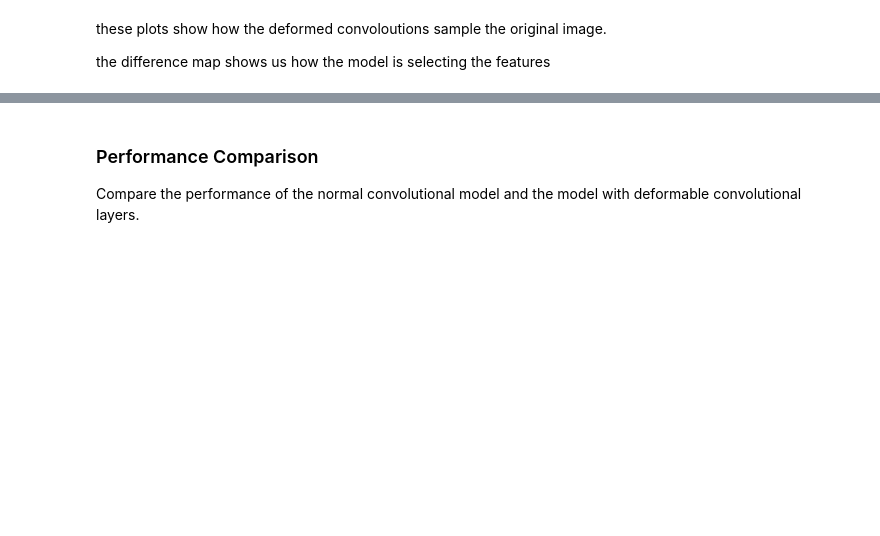
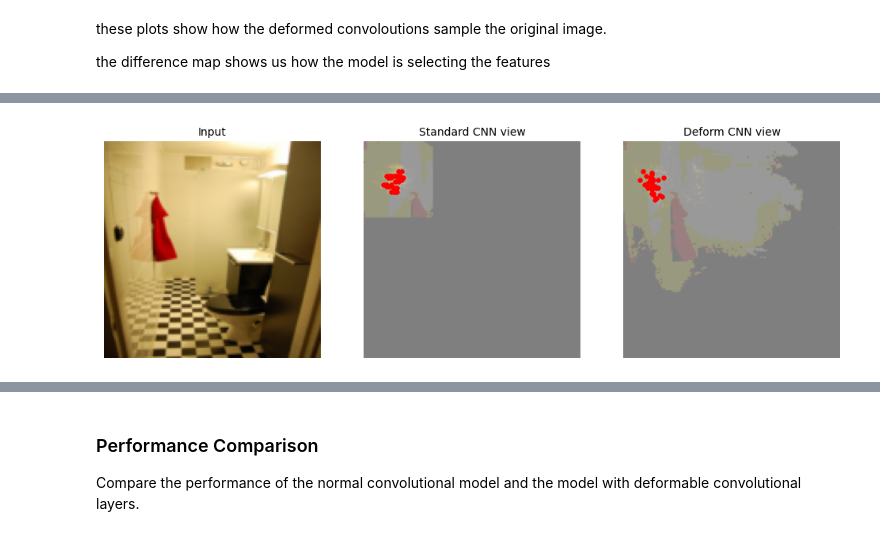
Before and after one commit to Theborna/Deep-Learning-Homework, a Jupyter notebook: HW3/Q2/deformable-conv.ipynb, the cells around one changed output, grey strips where cells are left out. Saved outputs shown, nothing was run; the diff lists cells and outputs as text; code cells hidden in the pictures; blank space fills up the shorter version.

```diff
--- a/HW3/Q2/deformable-conv.ipynb
+++ b/HW3/Q2/deformable-conv.ipynb
@@ -732,3 +748,9 @@ Normal model F1 score on test dataset: 0.2523
+# %%
+checkpoint = torch.load('/kaggle/input/deformed-weights/normal/model_checkpoint9_Q2.pth')
+normal_model.load_state_dict(checkpoint['model_state_dict'])
+# optimizer.load_state_dict(checkpoint['optimizer_state_dict'])
+epoch = checkpoint['epoch']
+loss = checkpoint['loss']
 # %% [markdown]
 ### Visualization
 Visualize the deformable features compared to the input images.
@@ -795,0 +812,75 @@ the difference map shows us how the model is selecting the features
+# %%
+visualizer = deformable_model.module if type(deformable_model) == nn.DataParallel else deformable_model
+visualizer_norm = normal_model.module if type(deformable_model) == nn.DataParallel else normal_model
+# visualizer_norm.eval()
+# visualizer.eval()
+models = [visualizer_norm, visualizer]
+plt.figure(figsize=(12, 5))
+for inputs, labels in train_loader:  # Assuming train_loader is your data loader
+    inputs, labels = inputs.to(device), labels.to(device)
+    image = inputs[0:1]
+    image.requires_grad = True
+    image_ = image[0].detach().cpu().permute(1, 2, 0).numpy()
+    masked = []
+    max_coords = []
+    for model in models:
+        out = model.block1(image)
+        out = model.block2(out)
+        out = model.block3(out)
+#         out = model.block4(out)
+        grad = torch.zeros_like(out, requires_grad=False)
+        grad[0, 0, 2, 2] = 1
+
+        out.backward(gradient=grad)
+
+        # Retrieve the gradient of the input image.
+        gradient_of_input = image.grad[0, 0].cpu().data.numpy()
+        # Normalize the gradient.
+        activations = np.abs(gradient_of_input / np.amax(gradient_of_input))
+
+        activations = activations - np.min(activations[:])
+        activations = activations / np.max(activations[:])
+
+        print(np.max(activations[:]))
+        if np.isnan(np.max(activations[:])):
+            print('Rerun code')
+
+        activations = np.stack([activations, activations, activations], axis=2)
+
+        masked_image = (image_ * activations)
+
+        # Denormalize the images
+        masked_image = masked_image / 2 + 0.5
+
+        # Clamp the values to be within the valid range [0, 1]
+#         masked_image = np.clamp(masked_image, 0, 1)
+        masked_image[masked_image > 0.5] *= 1.2
+
+        masked.append(masked_image)
+
+        num_top_nodes = 100
+        top_indices = np.argpartition(activations.flatten(), -num_top_nodes)[-num_top_nodes:]
+        max_coords.append(np.unravel_index(top_indices, activations.shape))
+
+    image_ = image_ / 2 + 0.5
+#     image_ = torch.clamp(image_, 0, 1)
+    plt.subplot(1, 3, 1)
+    plt.imshow(image_, cmap='Greys')
+    plt.title(f'Input', fontsize=10)
+    plt.axis('off')
+
+    plt.subplot(1, 3, 2)
+    plt.imshow(masked[0])
+    plt.title(f'Standard CNN view', fontsize=10)
+    plt.scatter(max_coords[0][1], max_coords[0][0], color='red', s=10)
+    plt.axis('off')
+
+    plt.subplot(1, 3, 3)
+    plt.imshow(masked[1])
+    plt.title(f'Deform CNN view', fontsize=10)
+    plt.scatter(max_coords[1][1], max_coords[1][0], color='red', s=10)
+    plt.axis('off')
+
+
+    break  # first batch
+# %% [output]
@@ -795,0 +889 @@ the difference map shows us how the model is selecting the features
+[figure, added]
```
Also changed, not shown: parts of 13 cells of this notebook.
